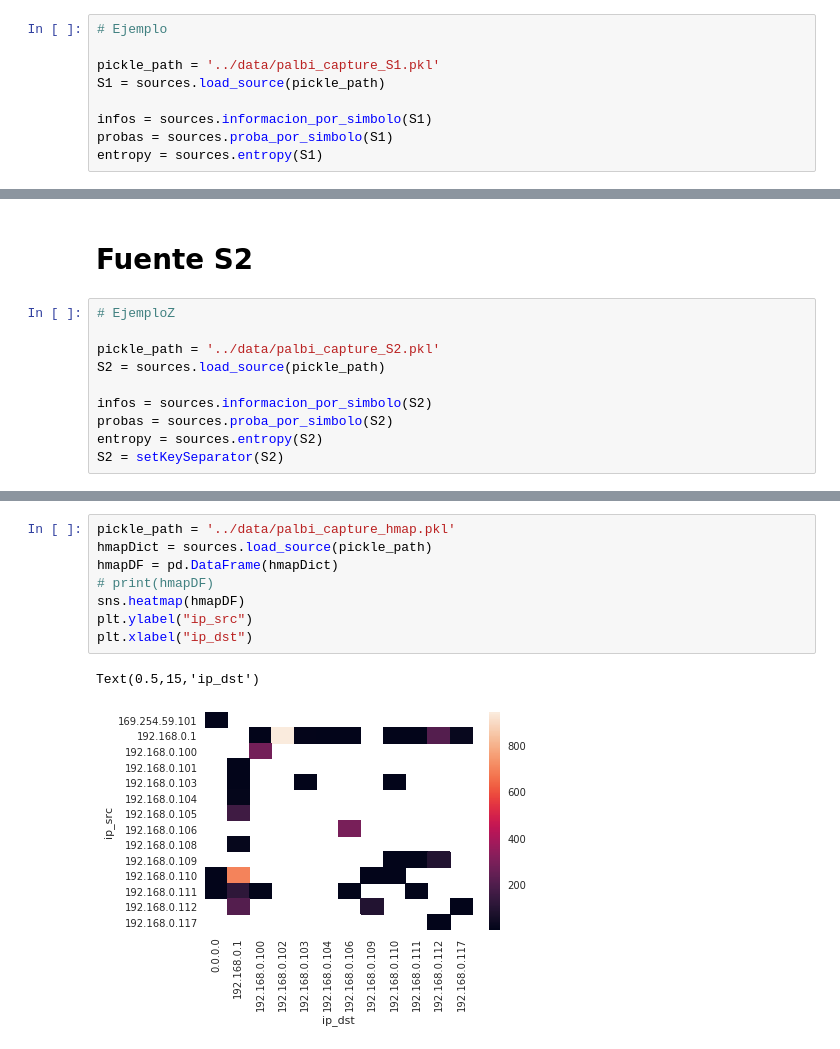
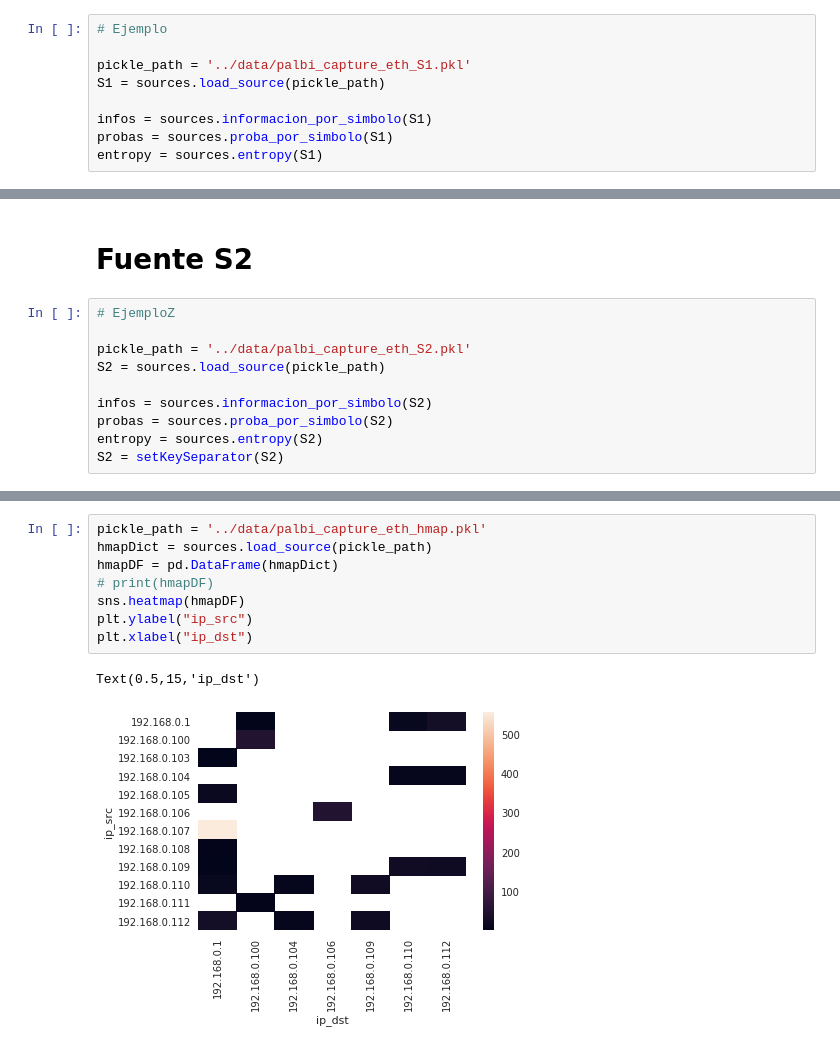
Before and after one commit to npazosmendez/tdc-tp1, a Jupyter notebook: src/analisis_pab.ipynb, the cells around one changed output, grey strips where cells are left out. Drawn from its saved outputs; the diff is of its cells as text.

```diff
--- a/src/analisis_pab.ipynb
+++ b/src/analisis_pab.ipynb
@@ -39,7 +41,7 @@ def setKeySeparator(dicc):
 # %%
 # Ejemplo
 
-pickle_path = '../data/palbi_capture_S1.pkl'
+pickle_path = '../data/palbi_capture_eth_S1.pkl'
 S1 = sources.load_source(pickle_path)
 
 infos = sources.informacion_por_simbolo(S1)
@@ -104,7 +126,7 @@ plt.legend()
 # %%
 # EjemploZ
 
-pickle_path = '../data/palbi_capture_S2.pkl'
+pickle_path = '../data/palbi_capture_eth_S2.pkl'
 S2 = sources.load_source(pickle_path)
 
 infos = sources.informacion_por_simbolo(S2)
@@ -133,11 +155,11 @@ plt.show()
 # %%
-pickle_path = '../data/palbi_capture_hmap.pkl'
+pickle_path = '../data/palbi_capture_eth_hmap.pkl'
 hmapDict = sources.load_source(pickle_path)
 hmapDF = pd.DataFrame(hmapDict)
 # print(hmapDF)
 sns.heatmap(hmapDF)
 plt.ylabel("ip_src")
 plt.xlabel("ip_dst")
 # %% [output]
 Text(0.5,15,'ip_dst')
-[figure, old version]
+[figure, new version]
```
Also changed, not shown: parts of 12 cells of this notebook.
